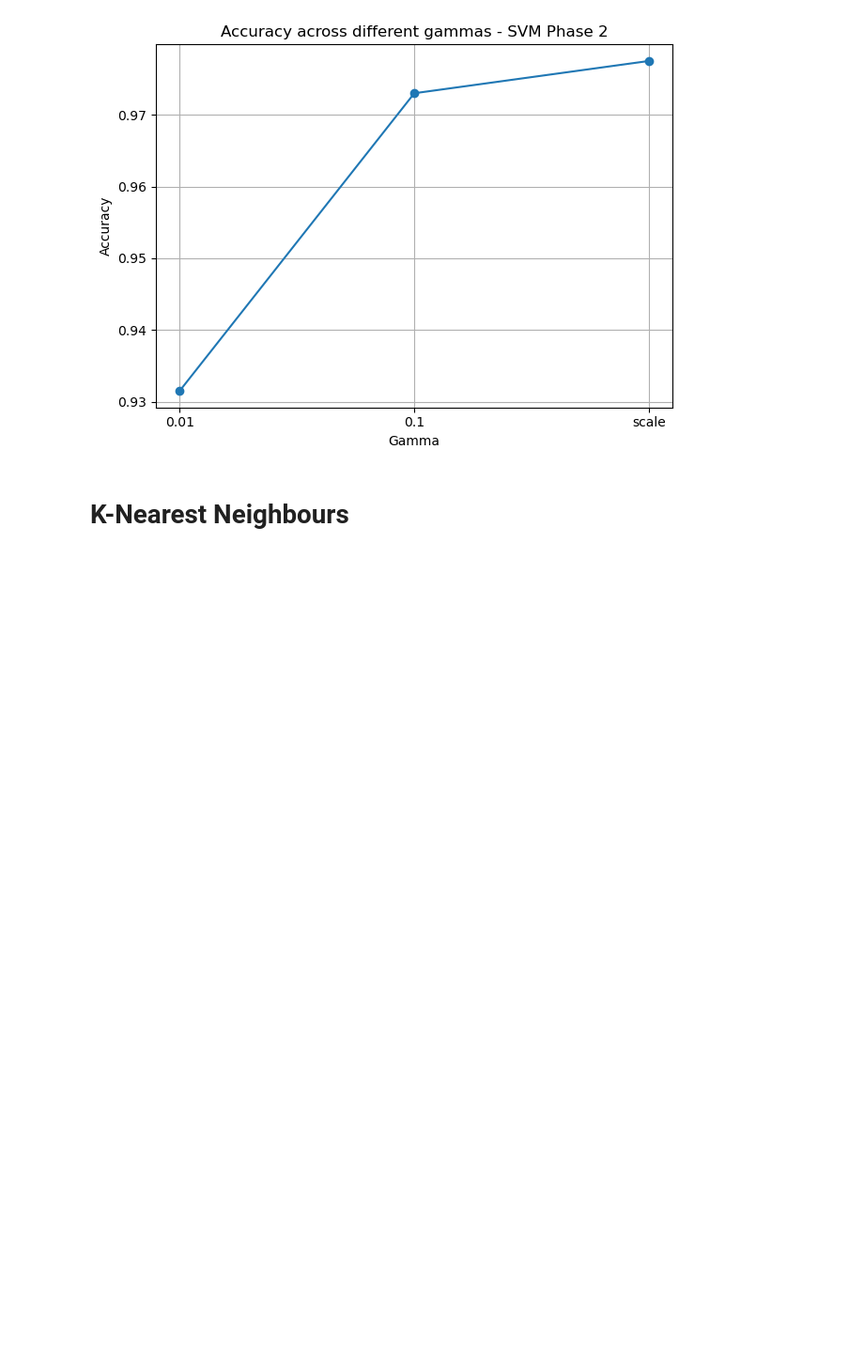
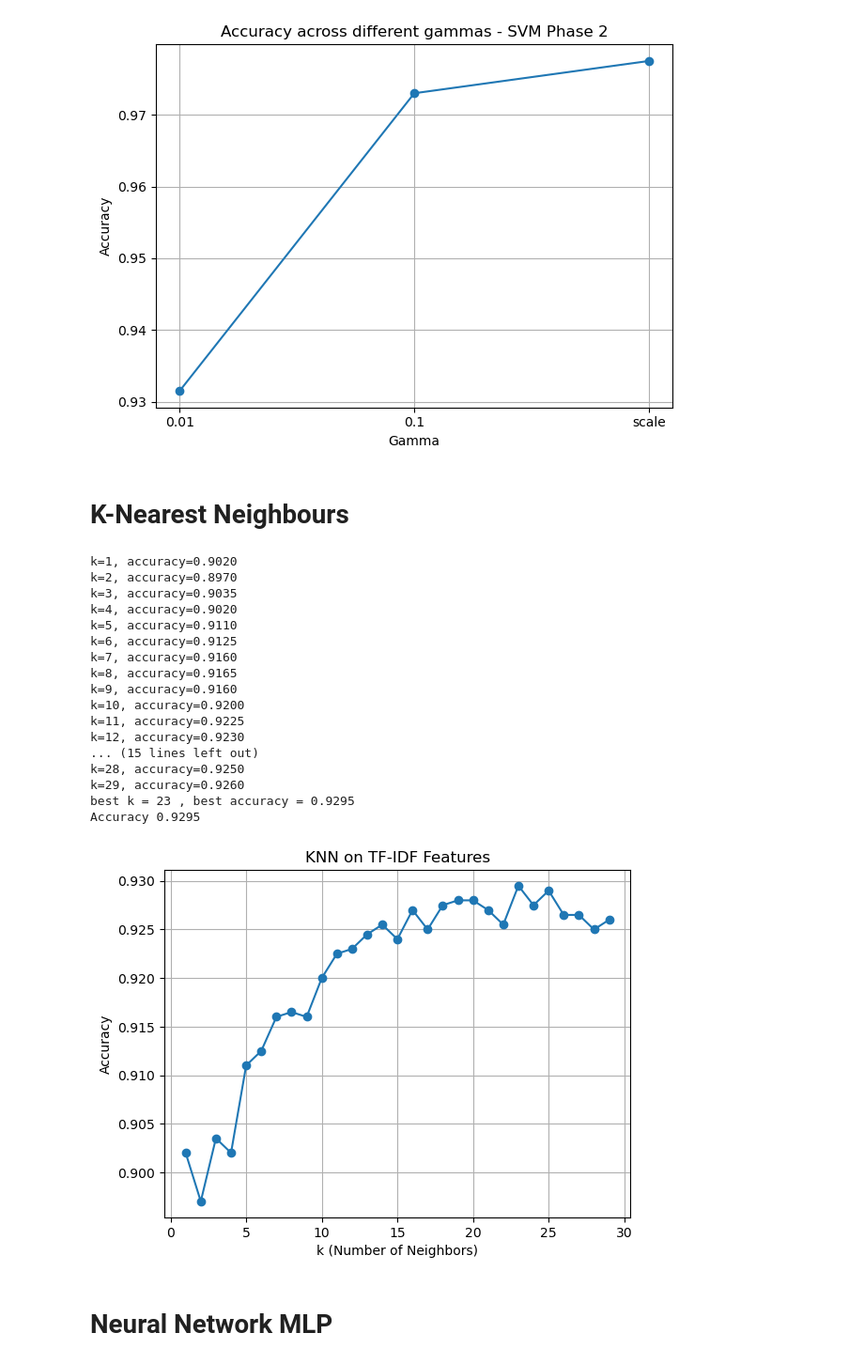
Before and after one commit to ErjonXhani/ai-vs-human-text-detection-INM701, a Jupyter notebook: tfidf.ipynb, the cells around one changed output. Shown at 94% size. Cells and saved outputs as stored; diff of their text form; code cells hidden in the pictures; blank space fills up the shorter version.

```diff
--- a/tfidf.ipynb
+++ b/tfidf.ipynb
@@ -188,23 +200,3 @@ plt.show()
  Nr of trees:250, Nr of leaves:1 Acc: 0.97
  Nr of trees:500, Nr of leaves:1 Acc: 0.97
 [figure]
-# %%
-from sklearn.svm import SVC
-from sklearn.metrics import accuracy_score
-
-svm = SVC(kernel='rbf',C=10,gamma='scale')
-svm.fit(X_train_tfidf, y_train)
-
-preds = svm.predict(X_test_tfidf)
-
-print("SVM Accuracy:", round(accuracy_score(y_test, preds),4))
-
-#from sklearn.svm import LinearSVC
-#from sklearn.metrics import accuracy_score
-
-#svm = LinearSVC(C=10)
-#svm.fit(X_train_tfidf, y_train)
-
-#preds = svm.predict(X_test_tfidf)
-
-#print("Linear SVM Accuracy:", round(accuracy_score(y_test, preds),4))
@@ -300,7 +295,7 @@ from sklearn.neighbors import KNeighborsClassifier
 
 # KNN on TF-IDF features
 
-
+k_values = range(1, 30)
 # save results
 knn_acc_tfidf = []
 
@@ -311,30 +306,49 @@ for k in k_values:
     )
     knn_tfidf.fit(X_train_tfidf, y_train)
     y_pred_tfidf = knn_tfidf.predict(X_test_tfidf)
     acc = accuracy_score(y_test, y_pred_tfidf)
     knn_acc_tfidf.append(acc)
     print(f"k={k}, accuracy={acc:.4f}")
 
 best_k_tfidf = k_values[knn_acc_tfidf.index(max(knn_acc_tfidf))]
 print("best k =", best_k_tfidf, ", best accuracy =", max(knn_acc_tfidf))
 
 
 knn_tfidf_best = KNeighborsClassifier(
     n_neighbors=best_k_tfidf
 )
 knn_tfidf_best.fit(X_train_tfidf, y_train)
 y_pred_tfidf_best = knn_tfidf_best.predict(X_test_tfidf)
 
 
 print("Accuracy", accuracy_score(y_test, y_pred_tfidf_best))
 
 
 # plot KNN on TF-IDF
 
 plt.figure()
 plt.plot(k_values, knn_acc_tfidf, marker='o')
 plt.xlabel("k (Number of Neighbors)")
 plt.ylabel("Accuracy")
 plt.title("KNN on TF-IDF Features")
 plt.grid(True)
 plt.show()
+# %% [output]
+k=1, accuracy=0.9020
+k=2, accuracy=0.8970
+k=3, accuracy=0.9035
+k=4, accuracy=0.9020
+k=5, accuracy=0.9110
+k=6, accuracy=0.9125
+k=7, accuracy=0.9160
+k=8, accuracy=0.9165
+k=9, accuracy=0.9160
+k=10, accuracy=0.9200
+k=11, accuracy=0.9225
+k=12, accuracy=0.9230
+... (15 lines left out)
+k=28, accuracy=0.9250
+k=29, accuracy=0.9260
+best k = 23 , best accuracy = 0.9295
+Accuracy 0.9295
+[figure, added]
@@ -343,3 +355,5 @@ plt.show()
+# %% [markdown]
+# Neural Network MLP
 # %%
 # Define different MLP neural networks
 from sklearn.neural_network import MLPClassifier
```
Also changed, not shown: parts of 14 cells of this notebook, 1 other file.
